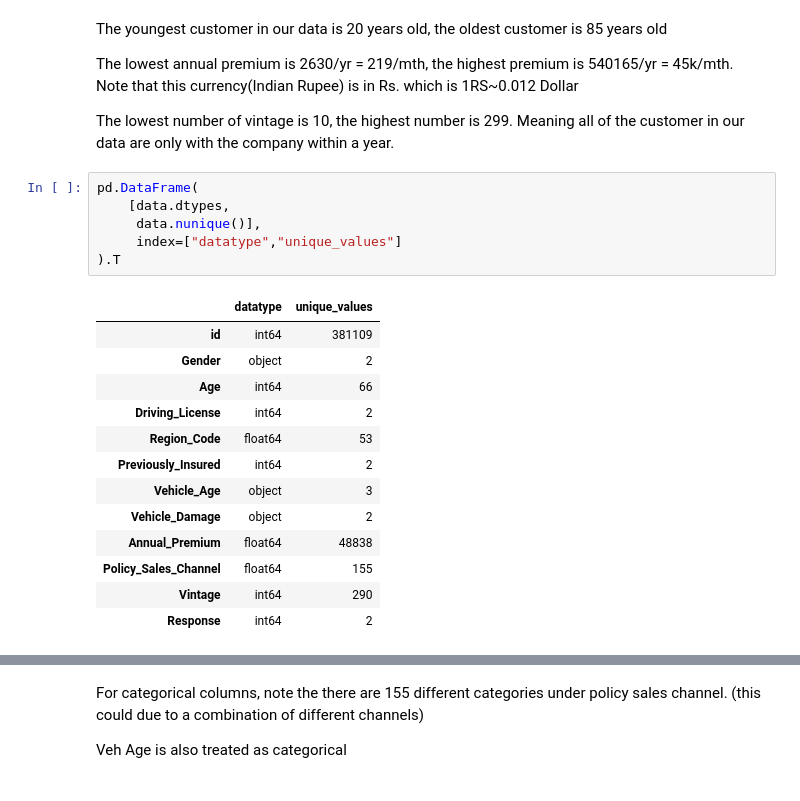
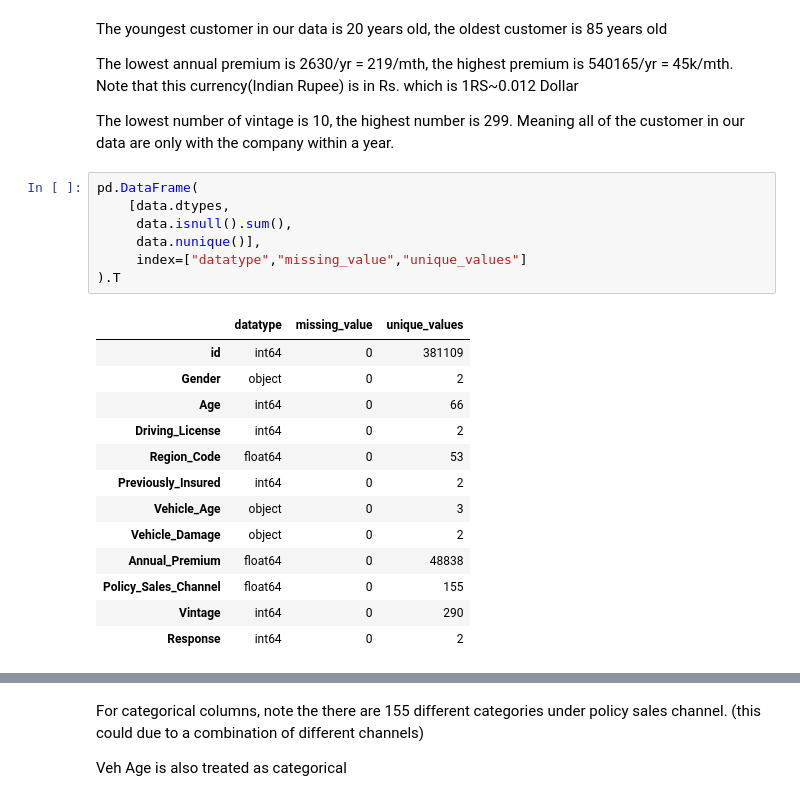
Before and after one commit to Mooncake000303/InsurancePricing_PrescriptiveAnalysis, a Jupyter notebook: Data_Processing.ipynb, the cells around one changed output, grey strips where cells are left out. Saved outputs shown, nothing was run; the diff lists cells and outputs as text.

```diff
--- a/Data_Processing.ipynb
+++ b/Data_Processing.ipynb
@@ -59,20 +70,21 @@ The lowest number of vintage is 10, the highest number is 299. Meaning all of th
 # %%
 pd.DataFrame(
     [data.dtypes,
+     data.isnull().sum(),
      data.nunique()],
-     index=["datatype","unique_values"]
+     index=["datatype","missing_value","unique_values"]
 ).T
 # %% [output]
-|  | datatype | unique_values |
-| id | int64 | 381109 |
-| Gender | object | 2 |
-| Age | int64 | 66 |
-| Driving_License | int64 | 2 |
-| Region_Code | float64 | 53 |
-| Previously_Insured | int64 | 2 |
-| Vehicle_Age | object | 3 |
-| Vehicle_Damage | object | 2 |
-| Annual_Premium | float64 | 48838 |
-| Policy_Sales_Channel | float64 | 155 |
-| Vintage | int64 | 290 |
-| Response | int64 | 2 |
+|  | datatype | missing_value | unique_values |
+| id | int64 | 0 | 381109 |
+| Gender | object | 0 | 2 |
+| Age | int64 | 0 | 66 |
+| Driving_License | int64 | 0 | 2 |
+| Region_Code | float64 | 0 | 53 |
+| Previously_Insured | int64 | 0 | 2 |
+| Vehicle_Age | object | 0 | 3 |
+| Vehicle_Damage | object | 0 | 2 |
+| Annual_Premium | float64 | 0 | 48838 |
+| Policy_Sales_Channel | float64 | 0 | 155 |
+| Vintage | int64 | 0 | 290 |
+| Response | int64 | 0 | 2 |
```
Also changed, not shown: parts of 16 cells of this notebook.
